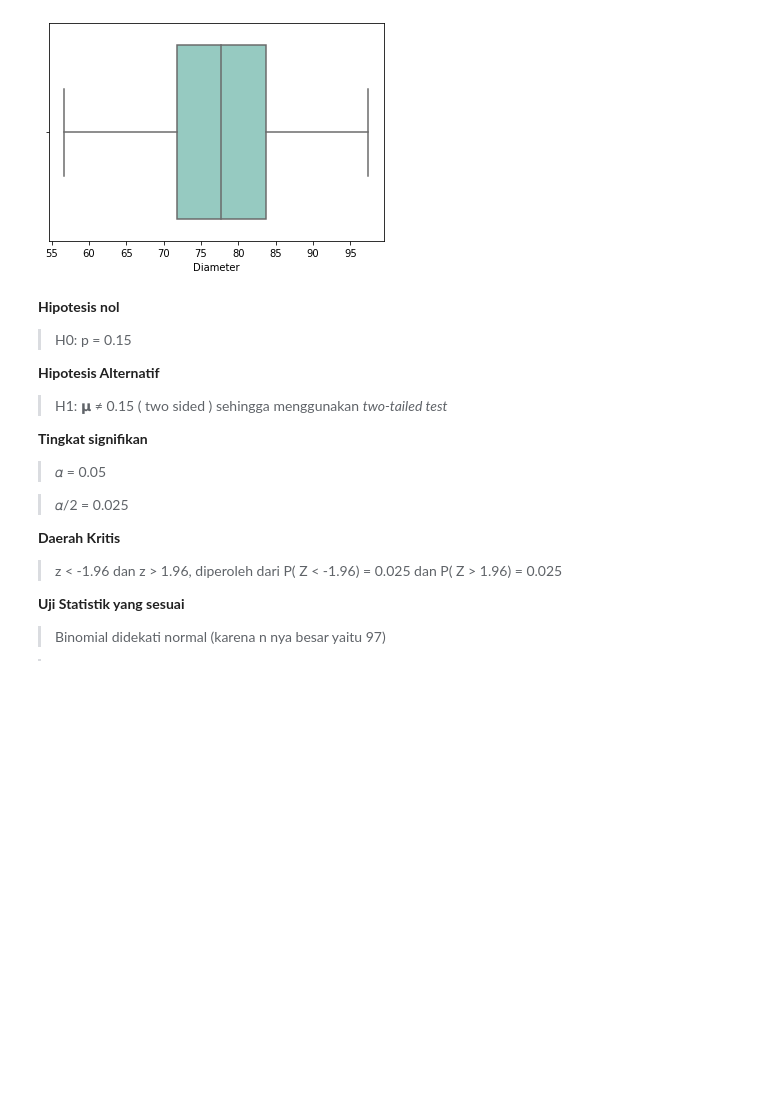
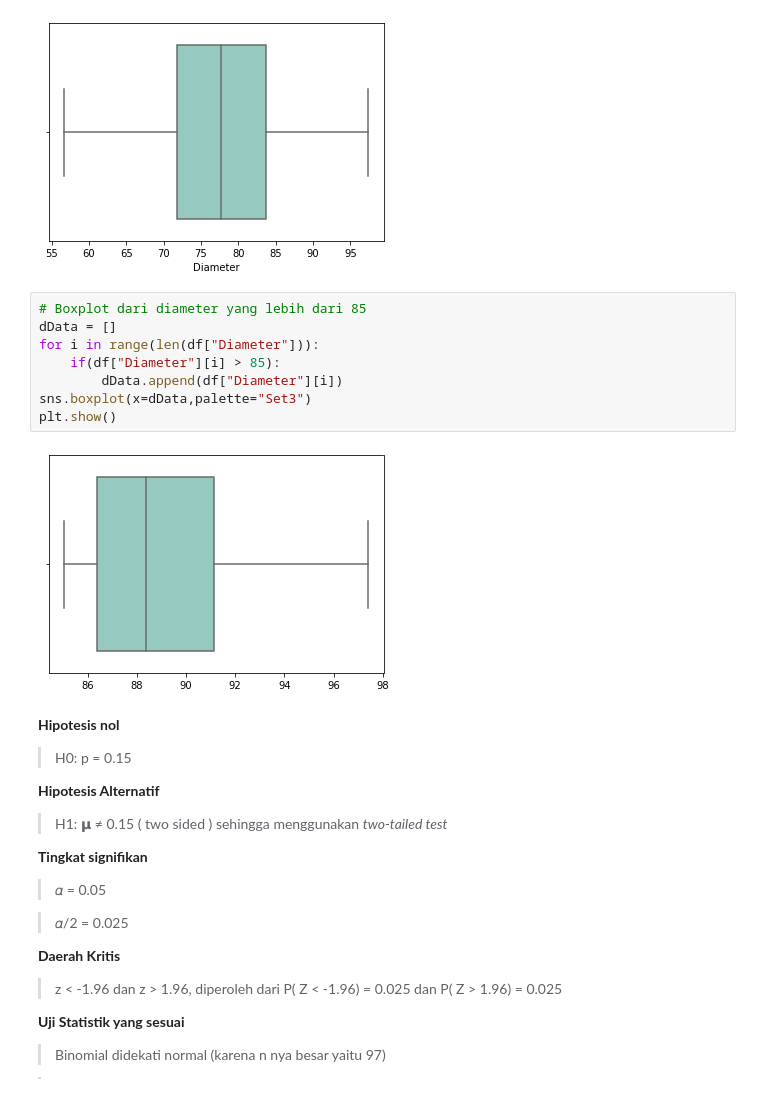
Before and after one commit to kevinkatsura/Tugas-Besar-IF2220-Probabilitas-dan-Statistika, a Jupyter notebook: 4.ipynb, the cells around one changed output. Saved outputs shown, nothing was run; the diff lists cells and outputs as text; blank space fills up the shorter version.

```diff
--- a/4.ipynb
+++ b/4.ipynb
@@ -211,6 +218,16 @@ sns.boxplot(x=df["Diameter"],palette="Set3")
 plt.show()
 # %% [output]
 [figure]
+# %%
+# Boxplot dari diameter yang lebih dari 85
+dData = []
+for i in range(len(df["Diameter"])):
+    if(df["Diameter"][i] > 85):
+        dData.append(df["Diameter"][i])
+sns.boxplot(x=dData,palette="Set3")
+plt.show()
+# %% [output]
+[figure, added]
 # %% [markdown]
 **Hipotesis nol**
 
```
Also changed, not shown: parts of 3 cells of this notebook, 4 other files.
